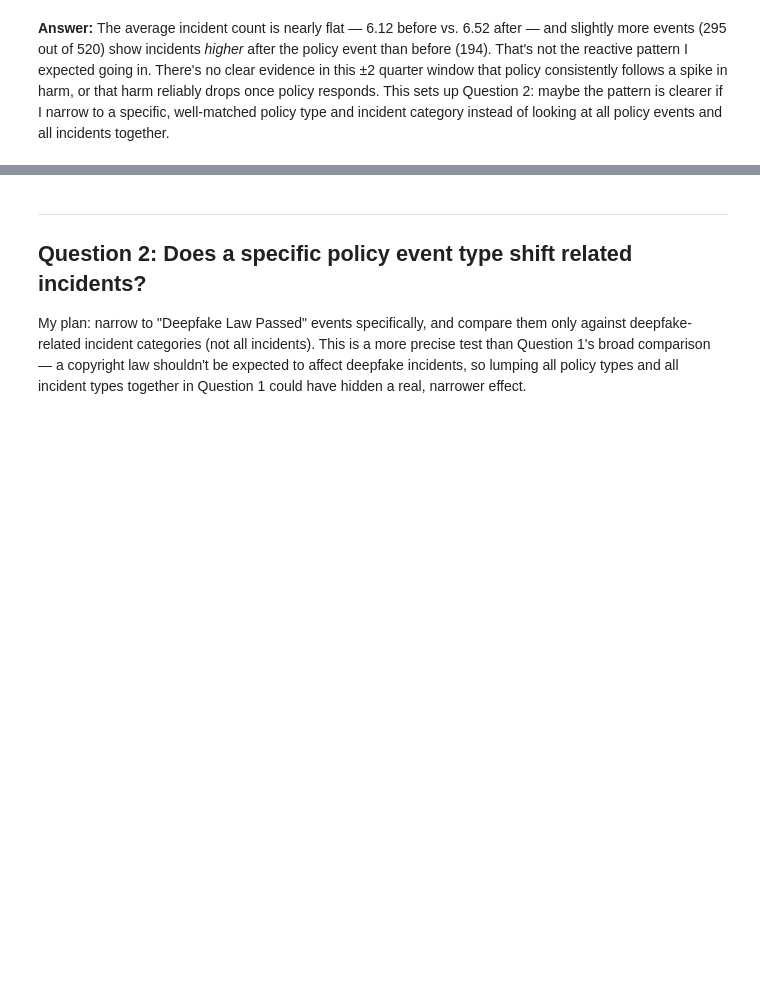
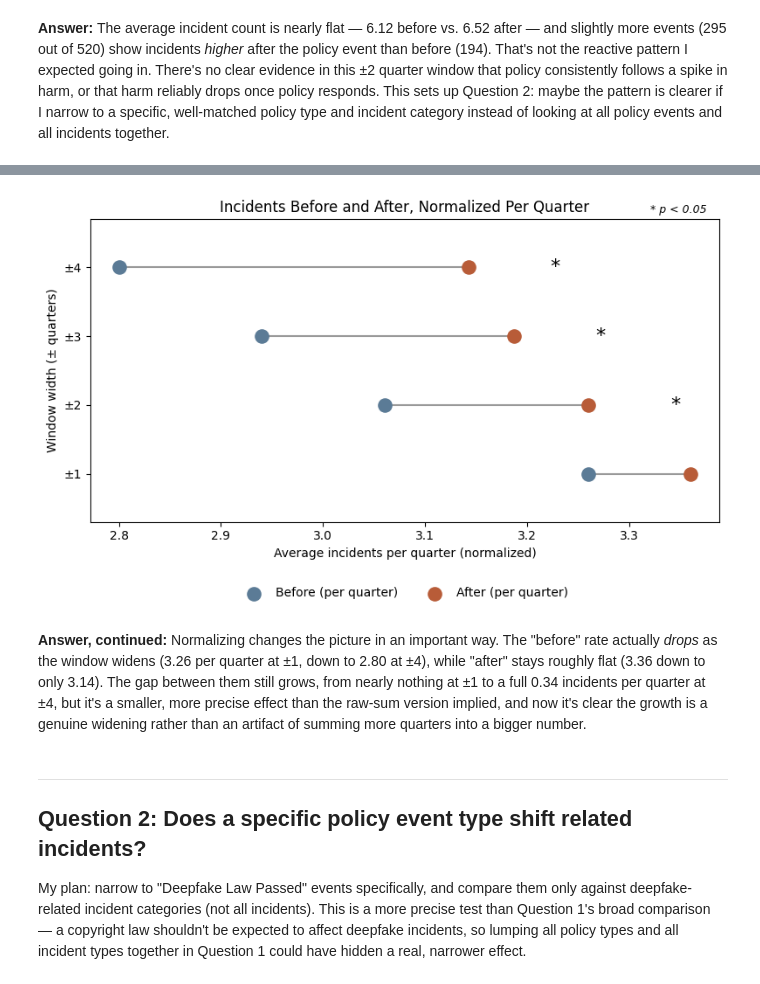
Before and after one commit to kneal23/does-ai-regulation-work, a Jupyter notebook: genai_trust_safety_analysis.ipynb, the cells around one changed output, grey strips where cells are left out. Cells and saved outputs as stored; diff of their text form; code cells hidden in the pictures; blank space fills up the shorter version.

Commit message:
add normalized and diversified visuals, continent breakdown, dash cleanup

```diff
--- a/genai_trust_safety_analysis.ipynb
+++ b/genai_trust_safety_analysis.ipynb
@@ -213,0 +333,9 @@ events and all incidents together.
+# %%
+# Normalize by window width so the comparison across widths is fair
+window_sensitivity_table['before_per_quarter'] = (
+    window_sensitivity_table['avg_before'] / window_sensitivity_table['window_quarters']
+)
+window_sensitivity_table['after_per_quarter'] = (
+    window_sensitivity_table['avg_after'] / window_sensitivity_table['window_quarters']
+)
+window_sensitivity_table
@@ -214,3 +348,47 @@ events and all incidents together.
+# %%
+# Dumbbell chart: before vs after, per quarter, at each window width
+fig, ax = plt.subplots(figsize=(8, 5))
+
+y_pos = range(len(window_sensitivity_table))
+labels = [f"±{w}" for w in window_sensitivity_table['window_quarters']]
+
+for i, row in window_sensitivity_table.iterrows():
+    ax.plot([row['before_per_quarter'], row['after_per_quarter']], [i, i],
+            color='#999999', linewidth=1.5, zorder=1)
+
+ax.scatter(window_sensitivity_table['before_per_quarter'], y_pos,
+           color='#5B7B96', s=120, zorder=2, label='Before (per quarter)')
+ax.scatter(window_sensitivity_table['after_per_quarter'], y_pos,
+           color='#B85C38', s=120, zorder=2, label='After (per quarter)')
+
+for i, row in window_sensitivity_table.iterrows():
+    if row['p_value'] < 0.05:
+        x_pos = max(row['before_per_quarter'], row['after_per_quarter']) + 0.08
+        ax.annotate('*', (x_pos, i), fontsize=16, va='center')
+
+ax.set_yticks(list(y_pos))
+ax.set_yticklabels(labels)
+ax.set_ylim(-0.7, len(window_sensitivity_table) - 0.3)
+ax.set_ylabel('Window width (± quarters)')
+ax.set_xlabel('Average incidents per quarter (normalized)')
+ax.set_title('Incidents Before and After, Normalized Per Quarter')
+ax.legend(loc='upper center', ncol=2, bbox_to_anchor=(0.5, -0.18), frameon=False)
+ax.text(0.98, 1.02, '* p < 0.05', transform=ax.transAxes, ha='right', fontsize=9, style='italic')
+
+plt.tight_layout()
+plt.savefig('incidents_before_after_all.png', dpi=150, bbox_inches='tight')
+plt.show()
+# %% [output]
+[figure, added]
+# %% [markdown]
+**Answer, continued:** Normalizing changes the picture in an important
+way. The "before" rate actually *drops* as the window widens (3.26 per
+quarter at ±1, down to 2.80 at ±4), while "after" stays roughly flat
+(3.36 down to only 3.14). The gap between them still grows, from nearly
+nothing at ±1 to a full 0.34 incidents per quarter at ±4, but it's a
+smaller, more precise effect than the raw-sum version implied, and now
+it's clear the growth is a genuine widening rather than an artifact of
+summing more quarters into a bigger number.
 # %% [markdown]
 ---
 ## Question 2: Does a specific policy event type shift related incidents?
```
Also changed, not shown: parts of 51 cells of this notebook, 10 other files.
